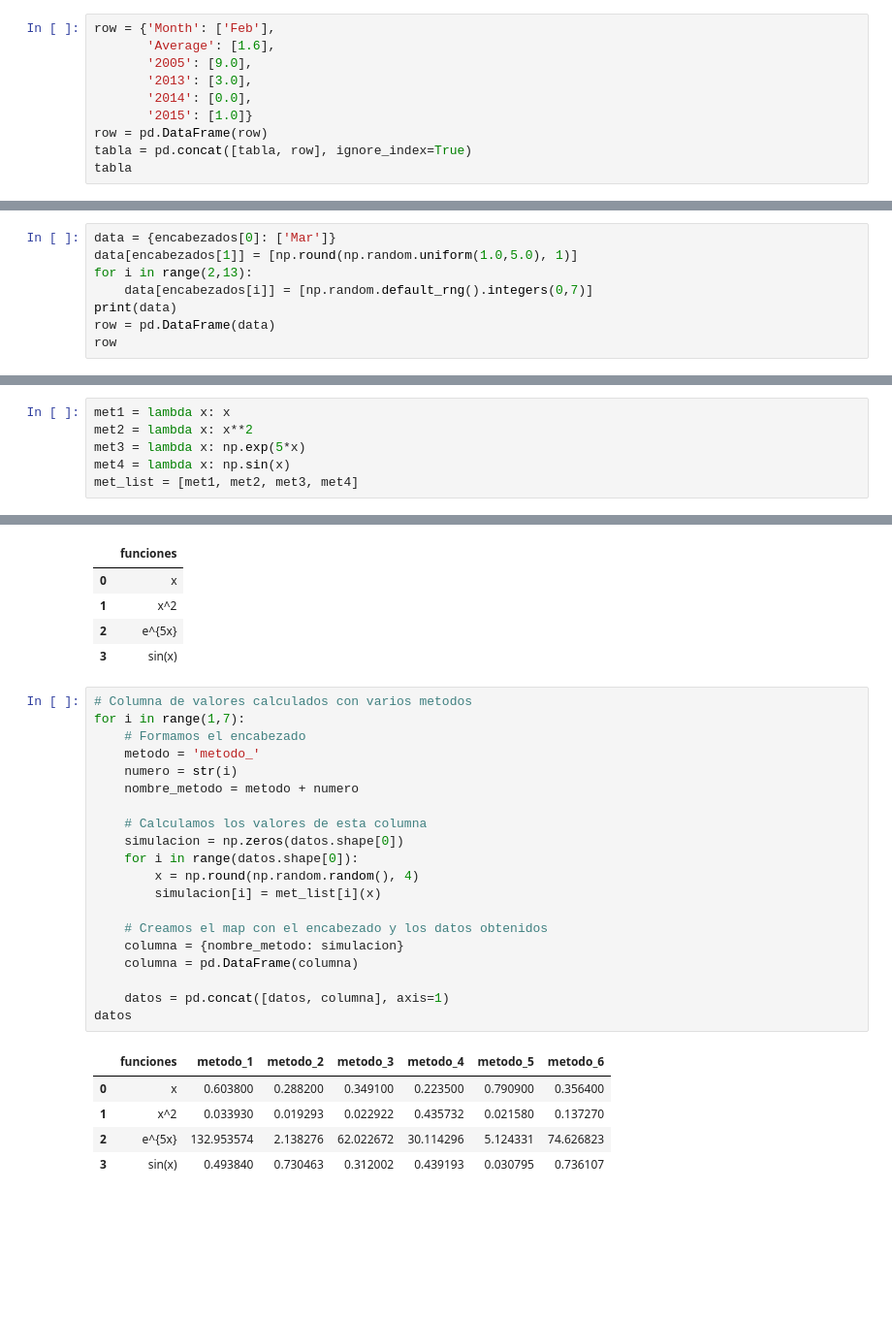
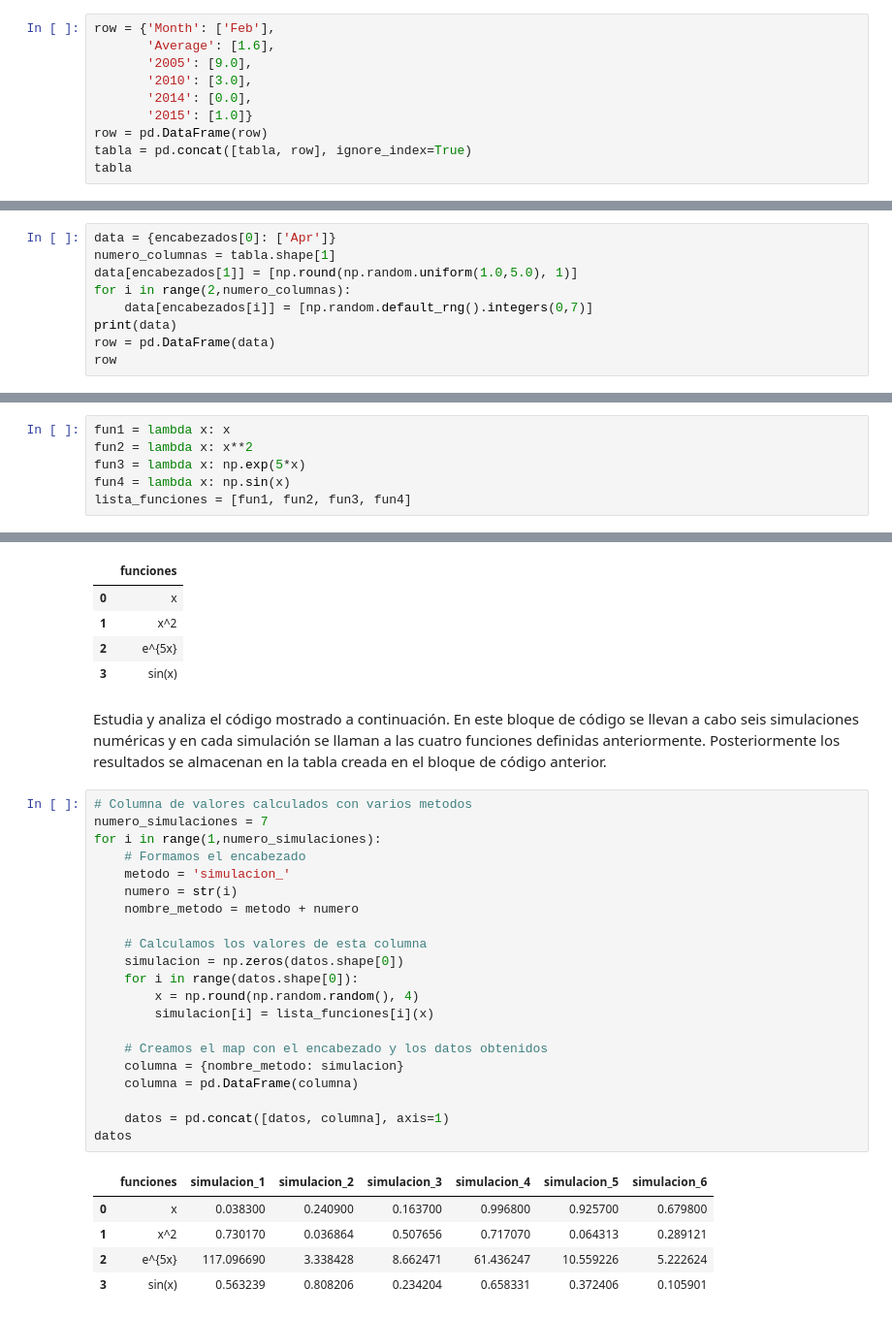
Before and after one commit to Matematicas-Aplicadas-y-Geociencias/Docencia, a Jupyter notebook: programas_en_desarrollo/python_projects/taller_investigacion_ciencias_ambientales/src/taller_expres_pandas.ipynb, the cells around one changed output, grey strips where cells are left out. Shown at 97% size. Cells and saved outputs as stored; diff of their text form; blank space fills up the shorter version.

```diff
--- a/programas_en_desarrollo/python_projects/taller_investigacion_ciencias_ambientales/src/taller_expres_pandas.ipynb
+++ b/programas_en_desarrollo/python_projects/taller_investigacion_ciencias_ambientales/src/taller_expres_pandas.ipynb
@@ -111,7 +124,7 @@ También podemos agregar una fila que contengan columnas que no tengan un valor
 row = {'Month': ['Feb'],
        'Average': [1.6],
        '2005': [9.0],
-       '2013': [3.0],
+       '2010': [3.0],
        '2014': [0.0],
        '2015': [1.0]}
 row = pd.DataFrame(row)
@@ -163,9 +176,10 @@ tabla
 # %% [markdown]
 Si pensaste en usar una estructura de ciclo, estás en lo correcto. El bloque de código anterior lo podemos reducir a lo siguiente:
 # %%
-data = {encabezados[0]: ['Mar']}
+data = {encabezados[0]: ['Apr']}
+numero_columnas = tabla.shape[1]
 data[encabezados[1]] = [np.round(np.random.uniform(1.0,5.0), 1)]
-for i in range(2,13):
+for i in range(2,numero_columnas):
     data[encabezados[i]] = [np.random.default_rng().integers(0,7)]
 print(data)
 row = pd.DataFrame(data)
@@ -327,6 +430,6 @@ tabla.to_csv(path, index=False)
 # %%
-met1 = lambda x: x
-met2 = lambda x: x**2
-met3 = lambda x: np.exp(5*x)
-met4 = lambda x: np.sin(x)
-met_list = [met1, met2, met3, met4]
+fun1 = lambda x: x
+fun2 = lambda x: x**2
+fun3 = lambda x: np.exp(5*x)
+fun4 = lambda x: np.sin(x)
+lista_funciones = [fun1, fun2, fun3, fun4]
@@ -342,29 +447,32 @@ datos
 | 1 | x^2 |
 | 2 | e^{5x} |
 | 3 | sin(x) |
+# %% [markdown]
+Estudia y analiza el código mostrado a continuación. En este bloque de código se llevan a cabo seis simulaciones numéricas y en cada simulación se llaman a las cuatro funciones definidas anteriormente. Posteriormente los resultados se almacenan en la tabla creada en el bloque de código anterior.
 # %%
 # Columna de valores calculados con varios metodos
-for i in range(1,7):
+numero_simulaciones = 7
+for i in range(1,numero_simulaciones):
     # Formamos el encabezado
-    metodo = 'metodo_'
+    metodo = 'simulacion_'
     numero = str(i)
     nombre_metodo = metodo + numero
 
     # Calculamos los valores de esta columna
     simulacion = np.zeros(datos.shape[0])
     for i in range(datos.shape[0]):
         x = np.round(np.random.random(), 4)
-        simulacion[i] = met_list[i](x)
+        simulacion[i] = lista_funciones[i](x)
 
     # Creamos el map con el encabezado y los datos obtenidos
     columna = {nombre_metodo: simulacion}
     columna = pd.DataFrame(columna)
 
     datos = pd.concat([datos, columna], axis=1)
 datos
 # %% [output]
-|  | funciones | metodo_1 | metodo_2 | metodo_3 | metodo_4 | metodo_5 | metodo_6 |
-| 0 | x | 0.603800 | 0.288200 | 0.349100 | 0.223500 | 0.790900 | 0.356400 |
-| 1 | x^2 | 0.033930 | 0.019293 | 0.022922 | 0.435732 | 0.021580 | 0.137270 |
-| 2 | e^{5x} | 132.953574 | 2.138276 | 62.022672 | 30.114296 | 5.124331 | 74.626823 |
-| 3 | sin(x) | 0.493840 | 0.730463 | 0.312002 | 0.439193 | 0.030795 | 0.736107 |
+|  | funciones | simulacion_1 | simulacion_2 | simulacion_3 | simulacion_4 | simulacion_5 | simulacion_6 |
+| 0 | x | 0.038300 | 0.240900 | 0.163700 | 0.996800 | 0.925700 | 0.679800 |
+| 1 | x^2 | 0.730170 | 0.036864 | 0.507656 | 0.717070 | 0.064313 | 0.289121 |
+| 2 | e^{5x} | 117.096690 | 3.338428 | 8.662471 | 61.436247 | 10.559226 | 5.222624 |
+| 3 | sin(x) | 0.563239 | 0.808206 | 0.234204 | 0.658331 | 0.372406 | 0.105901 |
```
Also changed, not shown: parts of 48 cells of this notebook, 6 other files.
